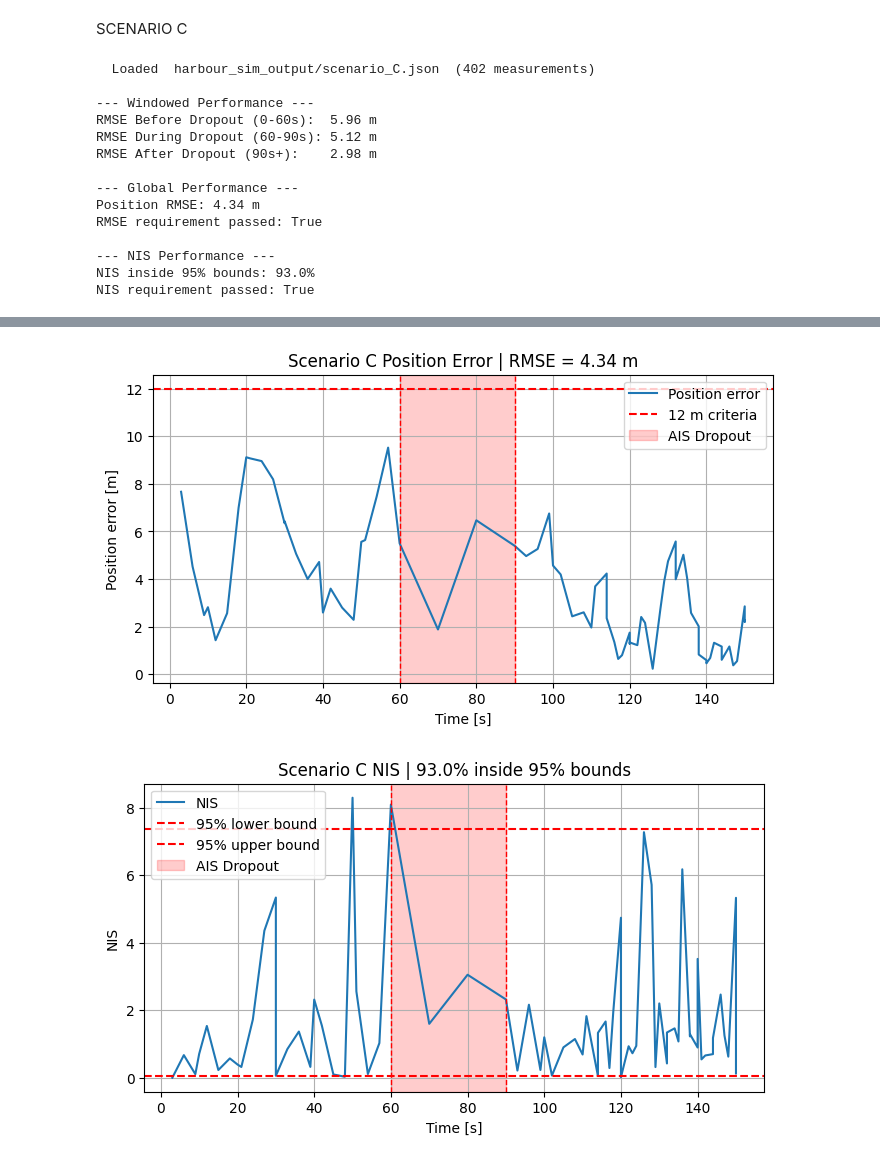
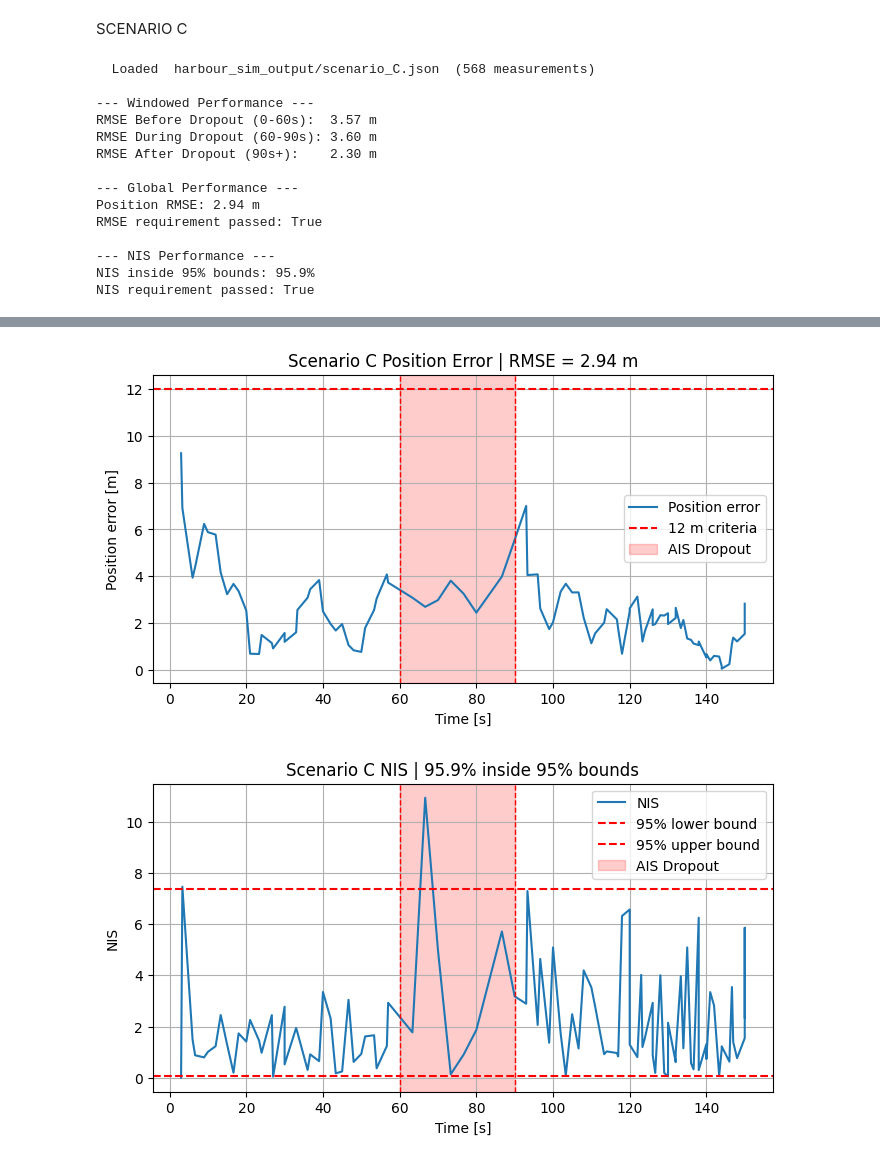
Before and after one commit to NikosLyk/34763_AMR, a Jupyter notebook: harbour_simulation.ipynb, the cells around one changed output, grey strips where cells are left out. Cells and saved outputs as stored; diff of their text form; code cells hidden in the pictures.

Commit message:
added correction for update step and section 5 simulation (affects JSON scenarios)

```diff
--- a/harbour_simulation.ipynb
+++ b/harbour_simulation.ipynb
@@ -1590,7 +1595,7 @@ class EKF:
 
     #for sequential update the update dunction is generic as the z,h,H,R terms come from outside class
     #from JSON file and frame manger
-    def update(self, z, h, H, R):
+    def update(self, z, h, H, R, wrap_bearing=False):
         """
         :param z: actual measumrent from json
         :param h: predicted measurment from current ekf state
@@ -1608,7 +1613,9 @@ class EKF:
         #compute innovation
         y = z - h
         #wrap innovation bearing
-        y[1] = wrap_angle(y[1])
+        if wrap_bearing:
+            y[1] = wrap_angle(y[1])
+
 
         #innovation covariance
         S = H @ self.P @ H.T + R
@@ -2269,13 +2276,13 @@ E0 = m0["east_m"] #extrcat intial east
 
 
 X0 = np.array([N0, E0, 0.0, 0.0]) #initial state
-P0 = np.diag([25.0, 25.0, 25.0, 25.0]) #initial covaraince
+P0 = np.diag([16.0, 16.0, 25.0, 25.0]) #initial covaraince
                                        #AIS is more acc (than radar) with std of 4
                                        #therefore variance should be around 16 (set higher bound of
                                        #around 25 for now)
 
 #create ekf object
-ekf = EKF(X0, P0, sigma_a=0.07) #tune process noise (check against NIS)
+ekf = EKF(X0, P0, sigma_a=0.03) #tune process noise (check against NIS)
 
 #frame manager
 radar = RadarSensor()
@@ -2330,7 +2337,9 @@ for m in measurements_C:
         H = cfm_ais.get_H(ekf.X)
         R = cfm_ais.get_R()
 
-    X, P, y, S = ekf.update(z=z, h=h, H=H, R=R)
+    wrap_bearing = m["sensor_id"] in ["radar", "camera"]
+
+    X, P, y, S = ekf.update(z=z, h=h, H=H, R=R, wrap_bearing=wrap_bearing)
 
     #compute NIS
     NIS = y @ np.linalg.inv(S) @ y.T
@@ -2464,17 +2473,17 @@ plt.grid(True)
 plt.legend()
 plt.show()
 # %% [output]
-  Loaded  harbour_sim_output/scenario_C.json  (402 measurements)
+  Loaded  harbour_sim_output/scenario_C.json  (568 measurements)
 
 --- Windowed Performance ---
-RMSE Before Dropout (0-60s):  5.96 m
-RMSE During Dropout (60-90s): 5.12 m
-RMSE After Dropout (90s+):    2.98 m
+RMSE Before Dropout (0-60s):  3.57 m
+RMSE During Dropout (60-90s): 3.60 m
+RMSE After Dropout (90s+):    2.30 m
 
 --- Global Performance ---
-Position RMSE: 4.34 m
+Position RMSE: 2.94 m
 RMSE requirement passed: True
 
 --- NIS Performance ---
-NIS inside 95% bounds: 93.0%
+NIS inside 95% bounds: 95.9%
 NIS requirement passed: True
@@ -2482,2 +2491,2 @@ NIS requirement passed: True
-[figure, old version]
+[figure, new version]
-[figure, old version]
+[figure, new version]
```
Also changed, not shown: parts of 11 cells of this notebook, 10 other files.
